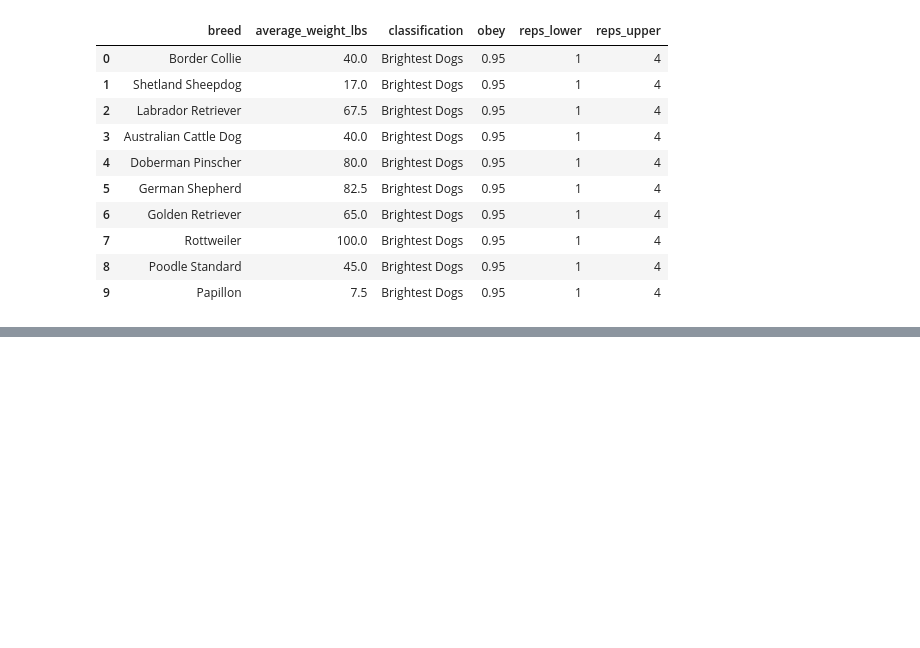
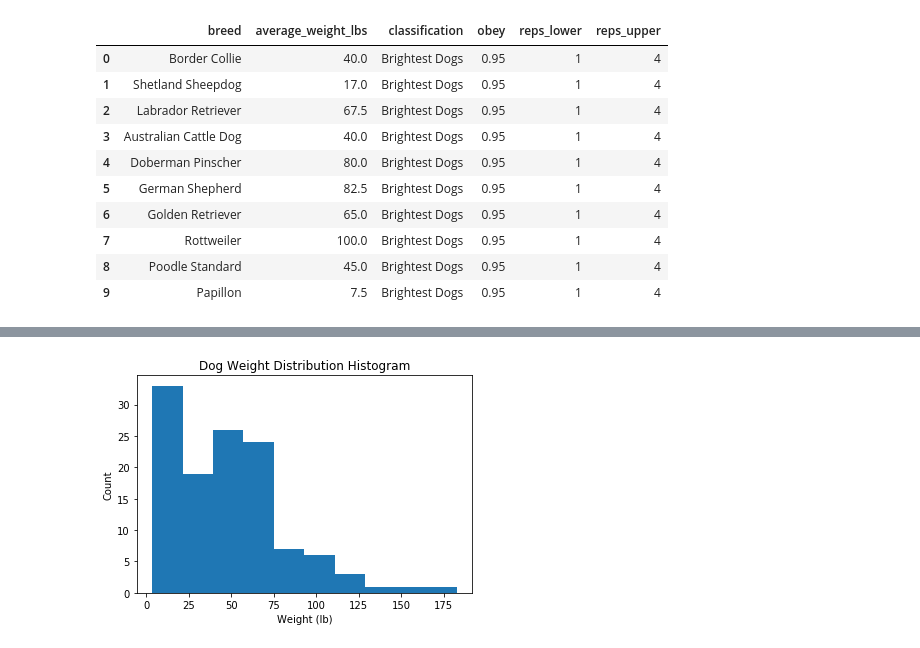
Before and after one commit to alissavokes/ETL-Dog-Intelligence, a Jupyter notebook: data_etl.ipynb, the cells around one changed output, grey strips where cells are left out. Cells and saved outputs as stored; diff of their text form; code cells hidden in the pictures; blank space fills up the shorter version.

```diff
--- a/data_etl.ipynb
+++ b/data_etl.ipynb
@@ -489,0 +500,8 @@ complete_dog_data.to_html("data.html", classes=["table", "table-bordered", "tabl
+# %%
+plt.hist(complete_dog_data['average_weight_lbs'])
+plt.title('Dog Weight Distribution Histogram')
+plt.xlabel('Weight (lb)')
+plt.ylabel('Count')
+plt.show()
+# %% [output]
+[figure, added]
```
Also changed, not shown: parts of 3 cells of this notebook.
